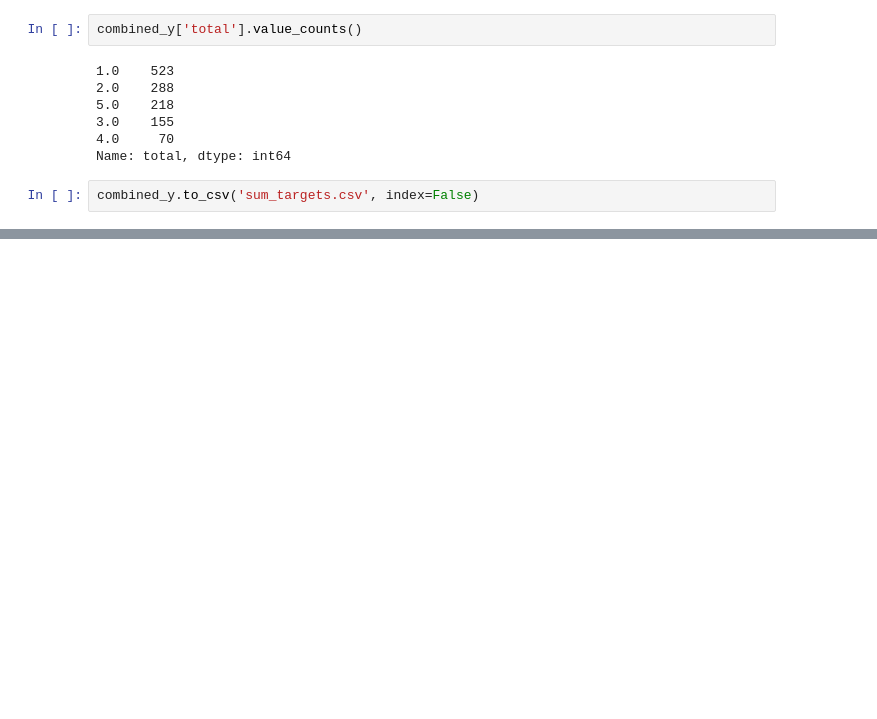
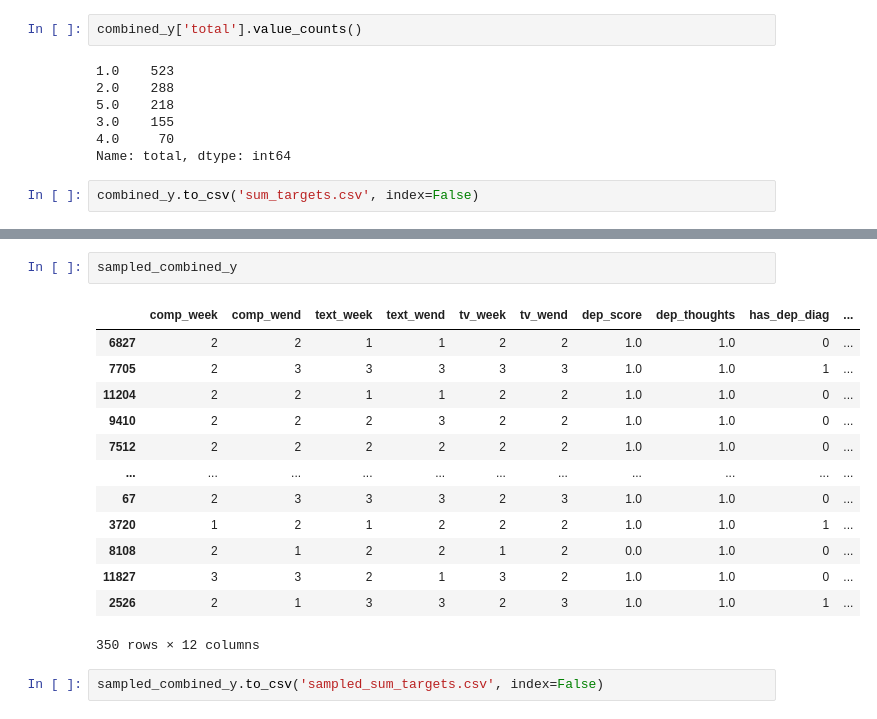
Before and after one commit to tomstark99/COMS30050, a Jupyter notebook: coursework/data/0&1/combined_y.ipynb, the cells around one changed output, grey strips where cells are left out. Drawn from its saved outputs; the diff is of its cells as text; blank space fills up the shorter version.

```diff
--- a/coursework/data/0&1/combined_y.ipynb
+++ b/coursework/data/0&1/combined_y.ipynb
@@ -213,0 +250,18 @@ combined_y.to_csv('sum_targets.csv', index=False)
+# %%
+sampled_combined_y
+# %% [output]
+|  | comp_week | comp_wend | text_week | text_wend | tv_week | tv_wend | dep_score | dep_thoughts | has_dep_diag | ... |
+| 6827 | 2 | 2 | 1 | 1 | 2 | 2 | 1.0 | 1.0 | 0 | ... |
+| 7705 | 2 | 3 | 3 | 3 | 3 | 3 | 1.0 | 1.0 | 1 | ... |
+| 11204 | 2 | 2 | 1 | 1 | 2 | 2 | 1.0 | 1.0 | 0 | ... |
+| 9410 | 2 | 2 | 2 | 3 | 2 | 2 | 1.0 | 1.0 | 0 | ... |
+| 7512 | 2 | 2 | 2 | 2 | 2 | 2 | 1.0 | 1.0 | 0 | ... |
+| ... | ... | ... | ... | ... | ... | ... | ... | ... | ... | ... |
+| 67 | 2 | 3 | 3 | 3 | 2 | 3 | 1.0 | 1.0 | 0 | ... |
+| 3720 | 1 | 2 | 1 | 2 | 2 | 2 | 1.0 | 1.0 | 1 | ... |
+| 8108 | 2 | 1 | 2 | 2 | 1 | 2 | 0.0 | 1.0 | 0 | ... |
+| 11827 | 3 | 3 | 2 | 1 | 3 | 2 | 1.0 | 1.0 | 0 | ... |
+| 2526 | 2 | 1 | 3 | 3 | 2 | 3 | 1.0 | 1.0 | 1 | ... |
+350 rows × 12 columns
+# %%
+sampled_combined_y.to_csv('sampled_sum_targets.csv', index=False)
```
Also changed, not shown: parts of 5 cells of this notebook, 1 other file.
